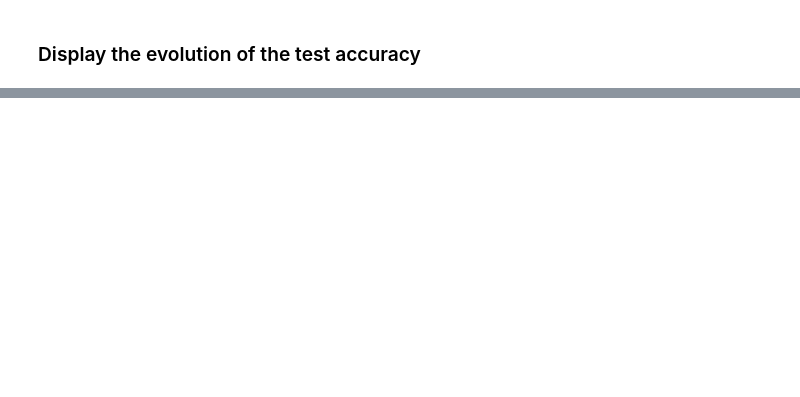
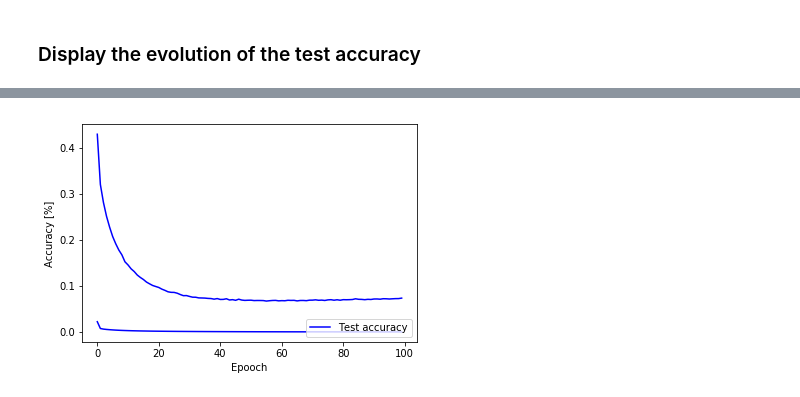
Before and after one commit to renaud-florquin/hands_on_AI, a Jupyter notebook: Intro2_pytorch.ipynb, the cells around one changed output, grey strips where cells are left out. Drawn from its saved outputs; the diff is of its cells as text; code cells hidden in the pictures; blank space fills up the shorter version.

```diff
--- a/Intro2_pytorch.ipynb
+++ b/Intro2_pytorch.ipynb
@@ -170,0 +185,10 @@ plt.show()
+# %%
+plt.plot(range(epochs), metrics['avg_train_loss'], color='blue')
+plt.plot(range(epochs), metrics['avg_test_loss'], color='blue')
+plt.legend(['Test accuracy'], loc='lower right')
+plt.xlabel('Epooch')
+plt.ylabel('Accuracy [%]')
+
+plt.show()
+# %% [output]
+[figure, added]
```
Also changed, not shown: parts of 5 cells of this notebook.
